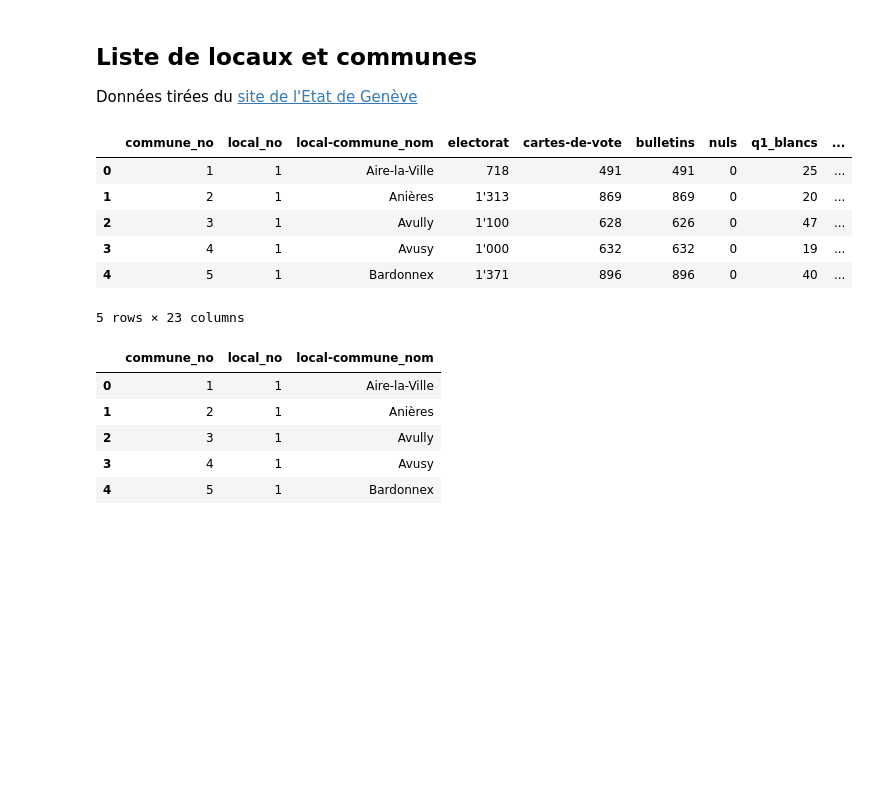
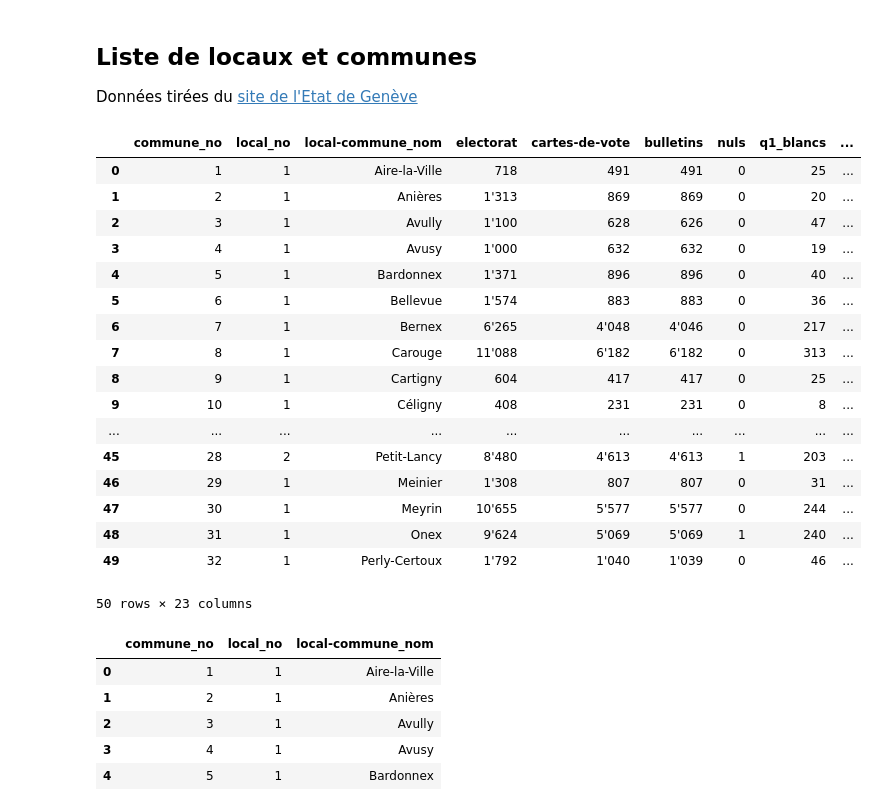
Before and after one commit to Zabamund/chatbotGE, a Jupyter notebook: extraction_liste_locaux_données_publiques.ipynb, the cells around one changed output. Saved outputs shown, nothing was run; the diff lists cells and outputs as text; code cells hidden in the pictures; blank space fills up the shorter version.

```diff
--- a/extraction_liste_locaux_données_publiques.ipynb
+++ b/extraction_liste_locaux_données_publiques.ipynb
@@ -4,17 +4,28 @@ Données tirées du [site de l'Etat de Genève](https://www.ge.ch/votations/2018
 # %%
 # import libraries
 import pandas as pd
 # import files
 df_raw = pd.read_csv('./DATA_format_JSON/listeLocaux.csv', delimiter=';')
-df_raw.head()
+df_raw.head(50)
 # %% [output]
 |  | commune_no | local_no | local-commune_nom | electorat | cartes-de-vote | bulletins | nuls | q1_blancs | ... |
 | 0 | 1 | 1 | Aire-la-Ville | 718 | 491 | 491 | 0 | 25 | ... |
 | 1 | 2 | 1 | Anières | 1'313 | 869 | 869 | 0 | 20 | ... |
 | 2 | 3 | 1 | Avully | 1'100 | 628 | 626 | 0 | 47 | ... |
 | 3 | 4 | 1 | Avusy | 1'000 | 632 | 632 | 0 | 19 | ... |
 | 4 | 5 | 1 | Bardonnex | 1'371 | 896 | 896 | 0 | 40 | ... |
+| 5 | 6 | 1 | Bellevue | 1'574 | 883 | 883 | 0 | 36 | ... |
+| 6 | 7 | 1 | Bernex | 6'265 | 4'048 | 4'046 | 0 | 217 | ... |
+| 7 | 8 | 1 | Carouge | 11'088 | 6'182 | 6'182 | 0 | 313 | ... |
+| 8 | 9 | 1 | Cartigny | 604 | 417 | 417 | 0 | 25 | ... |
+| 9 | 10 | 1 | Céligny | 408 | 231 | 231 | 0 | 8 | ... |
+| ... | ... | ... | ... | ... | ... | ... | ... | ... | ... |
+| 45 | 28 | 2 | Petit-Lancy | 8'480 | 4'613 | 4'613 | 1 | 203 | ... |
+| 46 | 29 | 1 | Meinier | 1'308 | 807 | 807 | 0 | 31 | ... |
+| 47 | 30 | 1 | Meyrin | 10'655 | 5'577 | 5'577 | 0 | 244 | ... |
+| 48 | 31 | 1 | Onex | 9'624 | 5'069 | 5'069 | 1 | 240 | ... |
+| 49 | 32 | 1 | Perly-Certoux | 1'792 | 1'040 | 1'039 | 0 | 46 | ... |
-5 rows × 23 columns
+50 rows × 23 columns
 # %%
 # create new df and drop unnecessary columns
 df_edt = df_raw.drop(['electorat', 'cartes-de-vote', 'bulletins','nuls','q1_blancs','q1_blancs_pc'
```
Also changed, not shown: 6 other files.
